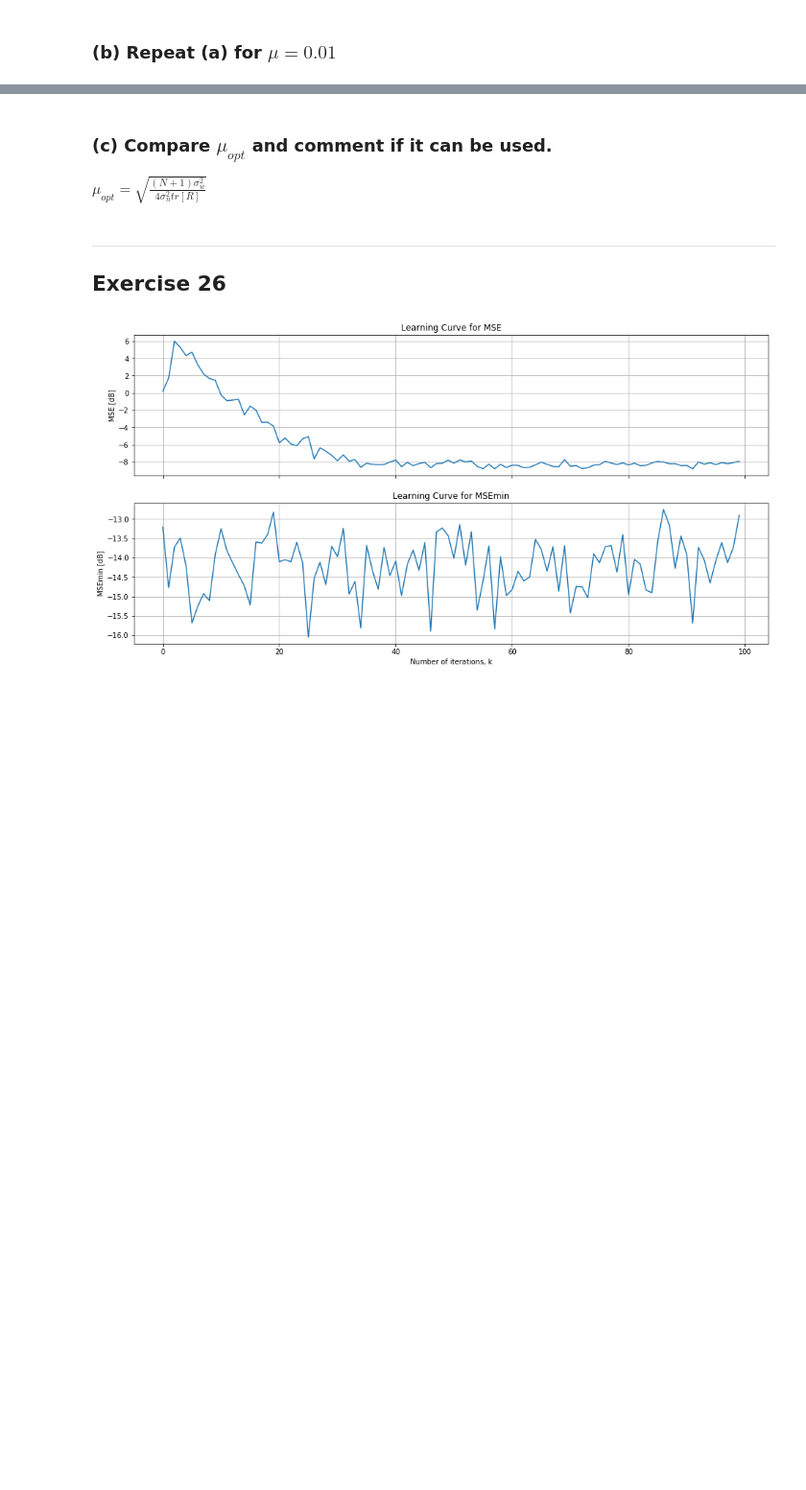
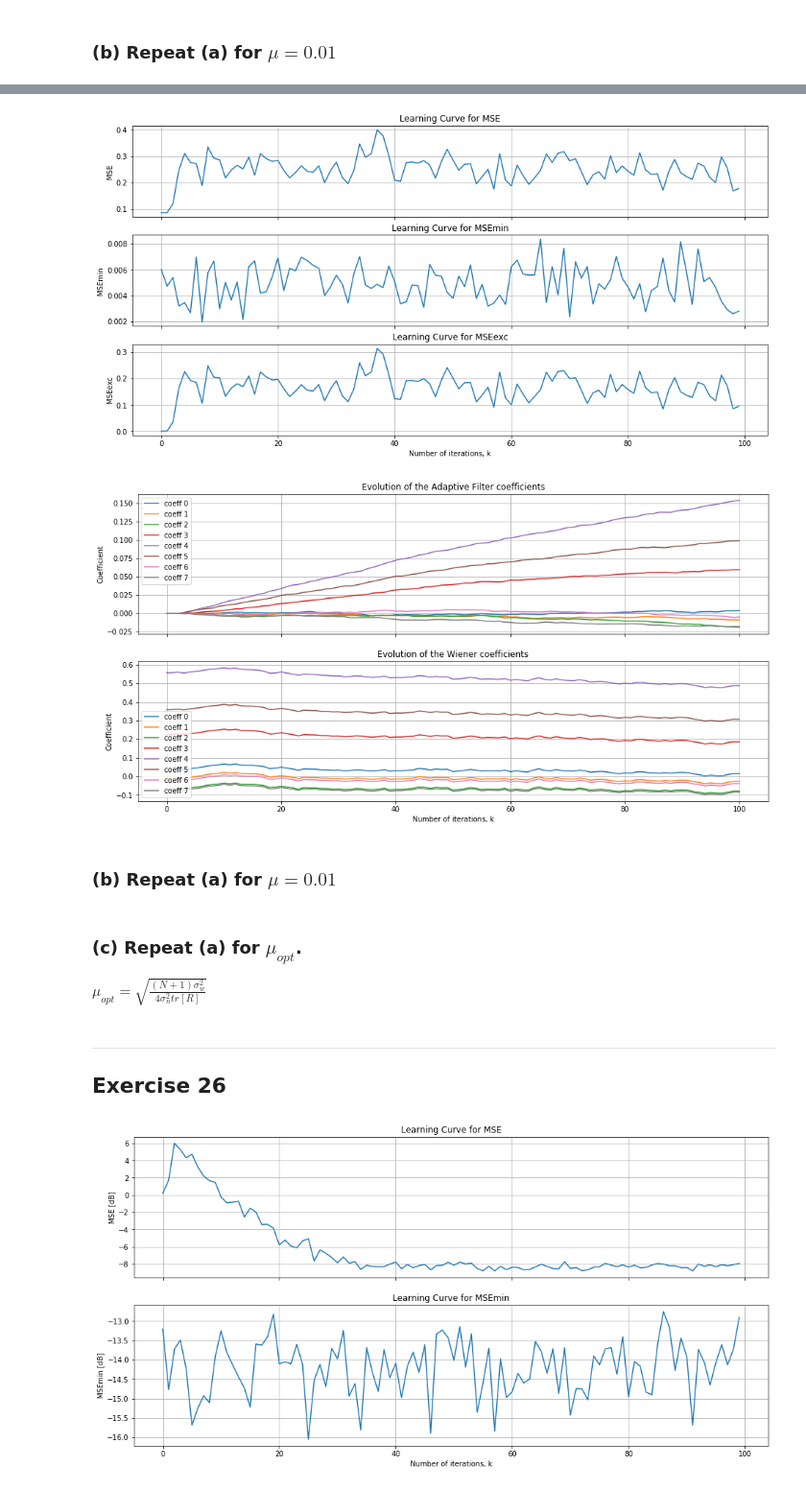
Before and after one commit to guedes-joaofelipe/adaptive-filtering, a Jupyter notebook: Notebooks/exercises_chap3.ipynb, the cells around one changed output, grey strips where cells are left out. Shown at 96% size. Saved outputs shown, nothing was run; the diff lists cells and outputs as text; code cells hidden in the pictures; blank space fills up the shorter version.

```diff
--- a/Notebooks/exercises_chap3.ipynb
+++ b/Notebooks/exercises_chap3.ipynb
@@ -726,4 +778,58 @@ ax.legend()
+# %%
+def plot_problem_16(K, N, MSE_av, MSEmin_av, MSEexc_av, W_av, w_o, output_filepath=None, algorithm='LMS'):
+    # Generating Learning Curve plots
+    fig, ax = plt.subplots(ncols=1, nrows=3, figsize=(16,8), sharex=True)
+    ax[0].plot(np.arange(K), MSE_av)
+    ax[0].set_title('Learning Curve for MSE')
+    ax[0].set_ylabel('MSE')
+    ax[0].grid(True)
+
+    ax[1].plot(np.arange(K), MSEmin_av)
+    ax[1].set_title('Learning Curve for MSEmin')
+    ax[1].set_ylabel('MSEmin')
+    ax[1].grid(True)
+
+    ax[2].plot(np.arange(K), MSEexc_av)
+    ax[2].set_title('Learning Curve for MSEexc')
+    ax[2].set_ylabel('MSEexc')
+    ax[2].set_xlabel('Number of iterations, k')
+    ax[2].grid(True)
+
+    if output_filepath is not None:
+        # Creating plots output folder if they don't exist
+        if not os.path.exists(output_filepath):
+            os.makedirs(output_filepath)
+        fig.savefig(output_filepath + algorithm + '_learning_curve.jpg', bbox_inches = 'tight')
+
+    # Generating Evolution of Coefficients plots
+    fig, ax = plt.subplots(ncols=1, nrows=2, figsize=(16,8), sharex=True)
+    for n in np.arange(N):
+        ax[0].plot(np.arange(K+1), np.real(W_av[:,n]), label='coeff {}'.format(str(n)))
+    ax[0].set_title('Evolution of the Adaptive Filter coefficients')
+    ax[0].set_ylabel('Coefficient')
+    ax[0].grid(True)
+    ax[0].legend(loc='upper left')
+
+    for n in np.arange(N):
+        ax[1].plot(np.arange(K+1), np.real(W_o_av[:,n]), label='coeff {}'.format(str(n)))
+    ax[1].set_title('Evolution of the Wiener coefficients')
+    ax[1].set_ylabel('Coefficient')
+    ax[1].set_xlabel('Number of iterations, k')
+    ax[1].grid(True)
+    ax[1].legend(loc='lower left')
+
+    if output_filepath is not None:
+        fig.savefig(output_filepath + algorithm + '_coef_evolution.jpg', bbox_inches = 'tight')
+
+    plt.show()
+
+plot_problem_16(K, N, MSE_av, MSEmin_av, MSEexc_av, W_av, w_o, output_filepath=output_filepath, algorithm='16_LMS_mu'+str(mu).replace('.', ''))
+# %% [output]
+[figure, added]
+[figure, added]
+# %% [markdown]
+### (b) Repeat (a) for $\mu = 0.01$
 # %% [markdown]
-### (c) Compare $\mu_{opt}$ and comment if it can be used.
+### (c) Repeat (a) for $\mu_{opt}$.
 
 $\mu_{opt} = \sqrt{\frac{(N+1)\sigma_w^2}{4\sigma_n^2tr[R]}}$
```
Also changed, not shown: parts of 18 cells of this notebook, 18 other files.
